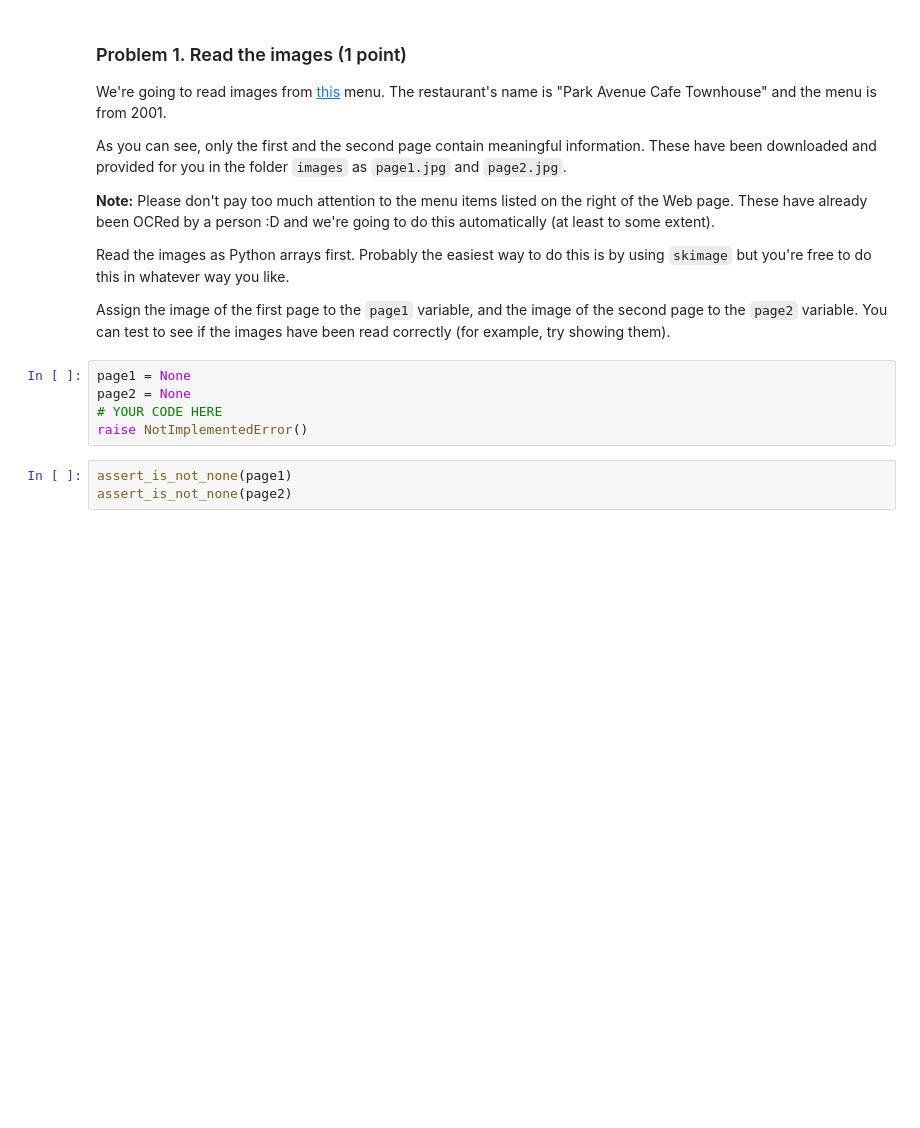
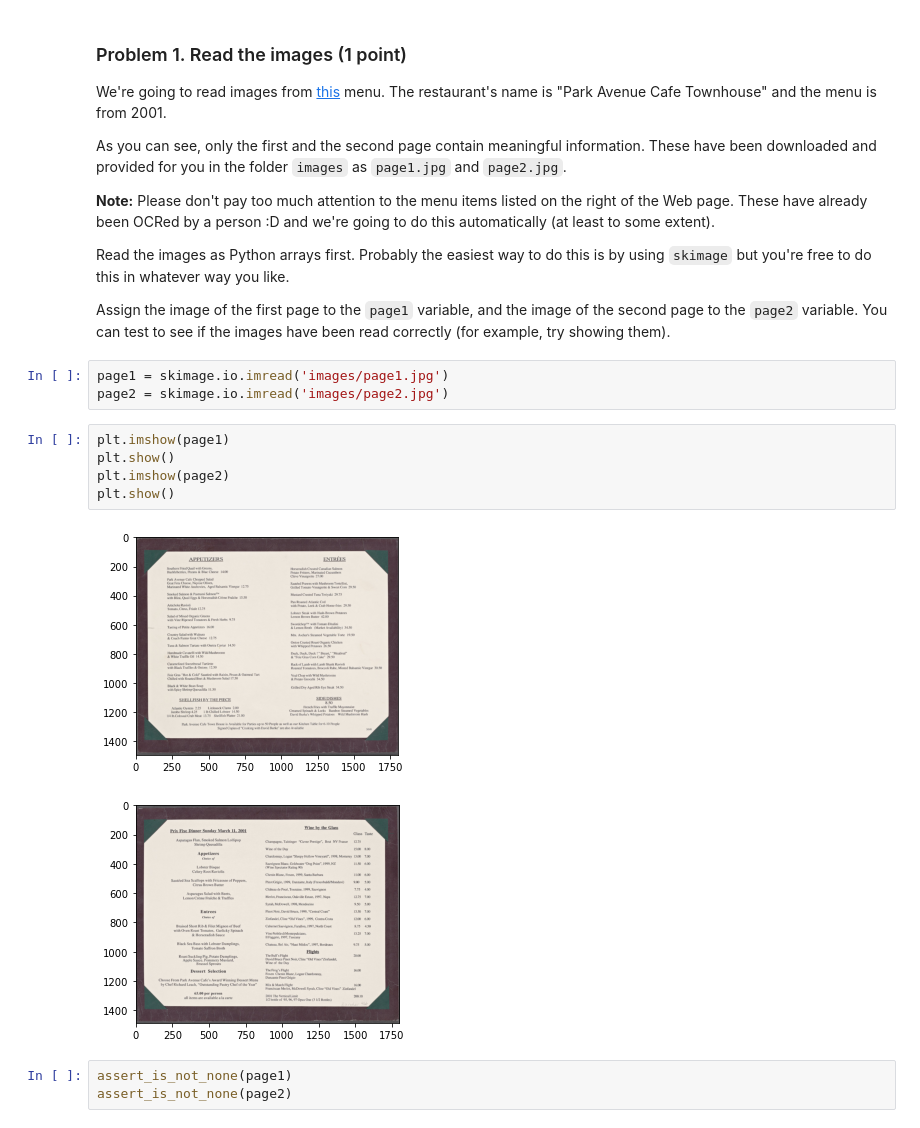
Before and after one commit to hrstnikolov/data-science-2022, a Jupyter notebook: 04. Working-with-Images-and-Text-Lab/Working with Images and Text Lab.ipynb, the cells around one changed output. Saved outputs shown, nothing was run; the diff lists cells and outputs as text; blank space fills up the shorter version.

```diff
--- a/04. Working-with-Images-and-Text-Lab/Working with Images and Text Lab.ipynb
+++ b/04. Working-with-Images-and-Text-Lab/Working with Images and Text Lab.ipynb
@@ -35,11 +34,17 @@ As you can see, only the first and the second page contain meaningful informatio
 Read the images as Python arrays first. Probably the easiest way to do this is by using `skimage` but you're free to do this in whatever way you like.
 
 Assign the image of the first page to the `page1` variable, and the image of the second page to the  `page2` variable. You can test to see if the images have been read correctly (for example, try showing them).
-# %%
-page1 = None
-page2 = None
-# YOUR CODE HERE
-raise NotImplementedError()
+# %%
+page1 = skimage.io.imread('images/page1.jpg')
+page2 = skimage.io.imread('images/page2.jpg')
+# %%
+plt.imshow(page1)
+plt.show()
+plt.imshow(page2)
+plt.show()
+# %% [output]
+[figure, added]
+[figure, added]
 # %%
 assert_is_not_none(page1)
 assert_is_not_none(page2)
```
Also changed, not shown: parts of 19 cells of this notebook, 14 other files.
